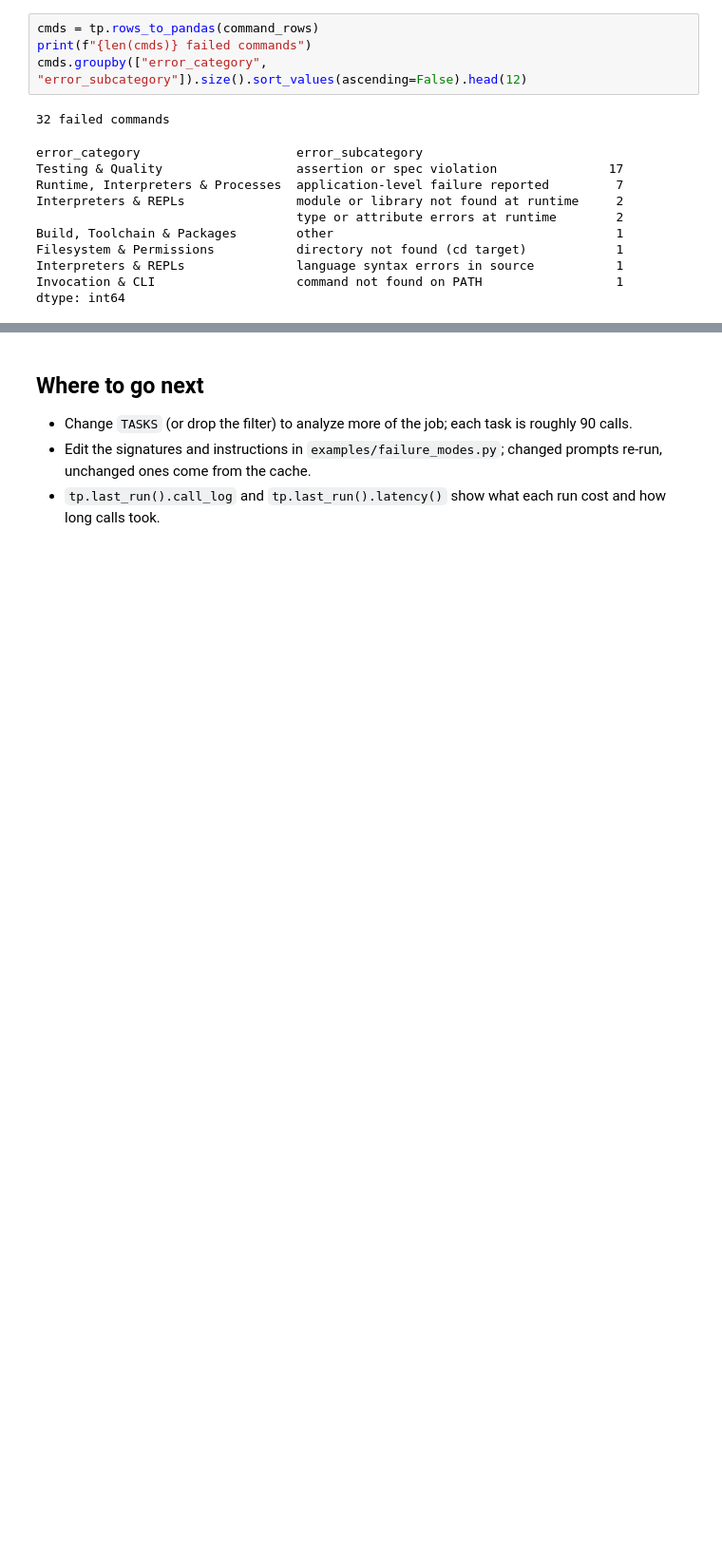
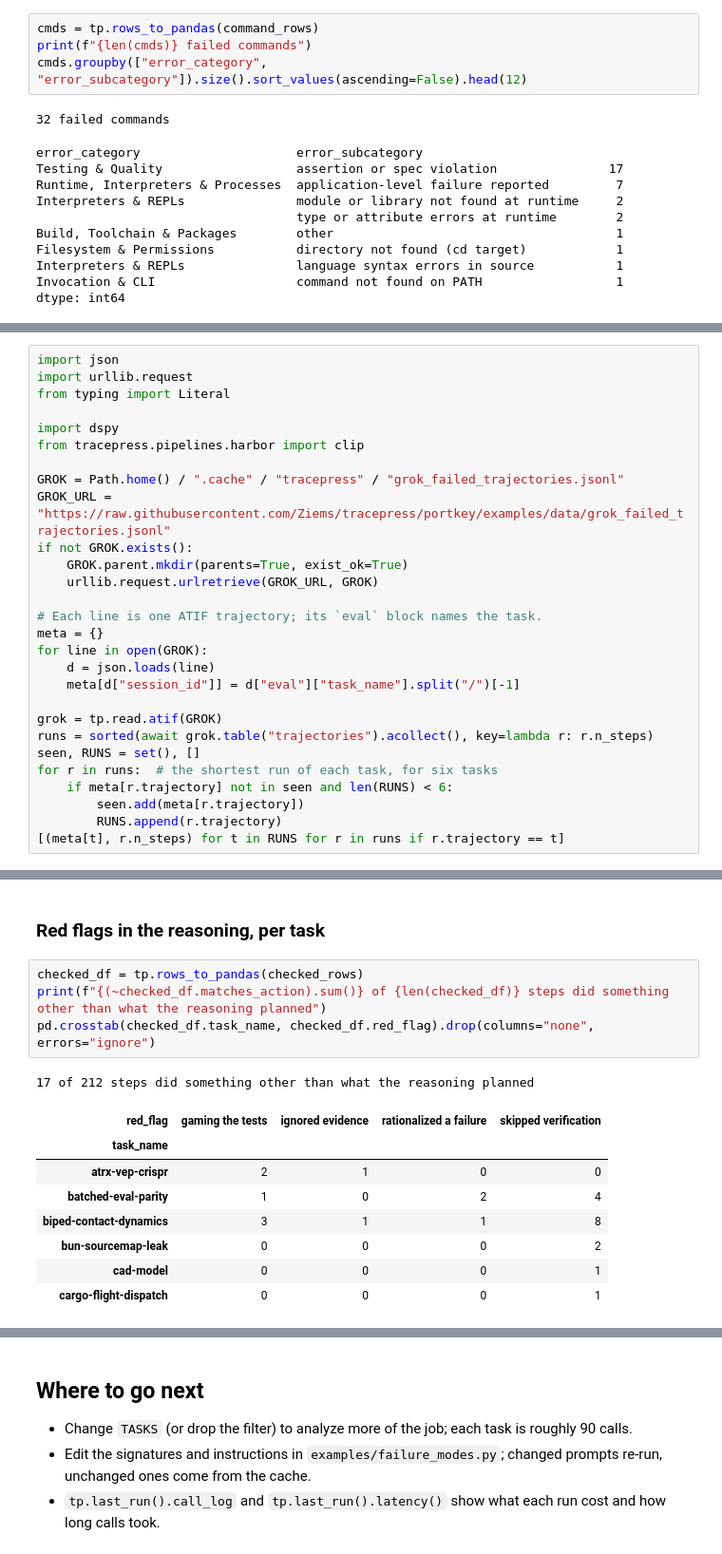
Before and after one commit to Ziems/tracepress, a Jupyter notebook: examples/explore_results.ipynb, the cells around one changed output, grey strips where cells are left out. Shown at 95% size. Saved outputs shown, nothing was run; the diff lists cells and outputs as text; blank space fills up the shorter version.

```diff
--- a/examples/explore_results.ipynb
+++ b/examples/explore_results.ipynb
@@ -392,0 +407,28 @@ dtype: int64
+# %%
+import json
+import urllib.request
+from typing import Literal
+
+import dspy
+from tracepress.pipelines.harbor import clip
+
+GROK = Path.home() / ".cache" / "tracepress" / "grok_failed_trajectories.jsonl"
+GROK_URL = "https://raw.githubusercontent.com/Ziems/tracepress/portkey/examples/data/grok_failed_trajectories.jsonl"
+if not GROK.exists():
+    GROK.parent.mkdir(parents=True, exist_ok=True)
+    urllib.request.urlretrieve(GROK_URL, GROK)
+
+# Each line is one ATIF trajectory; its `eval` block names the task.
+meta = {}
+for line in open(GROK):
+    d = json.loads(line)
+    meta[d["session_id"]] = d["eval"]["task_name"].split("/")[-1]
+
+grok = tp.read.atif(GROK)
+runs = sorted(await grok.table("trajectories").acollect(), key=lambda r: r.n_steps)
+seen, RUNS = set(), []
+for r in runs:  # the shortest run of each task, for six tasks
+    if meta[r.trajectory] not in seen and len(RUNS) < 6:
+        seen.add(meta[r.trajectory])
+        RUNS.append(r.trajectory)
+[(meta[t], r.n_steps) for t in RUNS for r in runs if r.trajectory == t]
@@ -392,0 +487,16 @@ dtype: int64
+# %% [markdown]
+### Red flags in the reasoning, per task
+# %%
+checked_df = tp.rows_to_pandas(checked_rows)
+print(f"{(~checked_df.matches_action).sum()} of {len(checked_df)} steps did something other than what the reasoning planned")
+pd.crosstab(checked_df.task_name, checked_df.red_flag).drop(columns="none", errors="ignore")
+# %% [output]
+17 of 212 steps did something other than what the reasoning planned
+| red_flag | gaming the tests | ignored evidence | rationalized a failure | skipped verification |
+| task_name |  |  |  |  |
+| atrx-vep-crispr | 2 | 1 | 0 | 0 |
+| batched-eval-parity | 1 | 0 | 2 | 4 |
+| biped-contact-dynamics | 3 | 1 | 1 | 8 |
+| bun-sourcemap-leak | 0 | 0 | 0 | 2 |
+| cad-model | 0 | 0 | 0 | 1 |
+| cargo-flight-dispatch | 0 | 0 | 0 | 1 |
```
Also changed, not shown: parts of 8 cells of this notebook, 5 other files.
